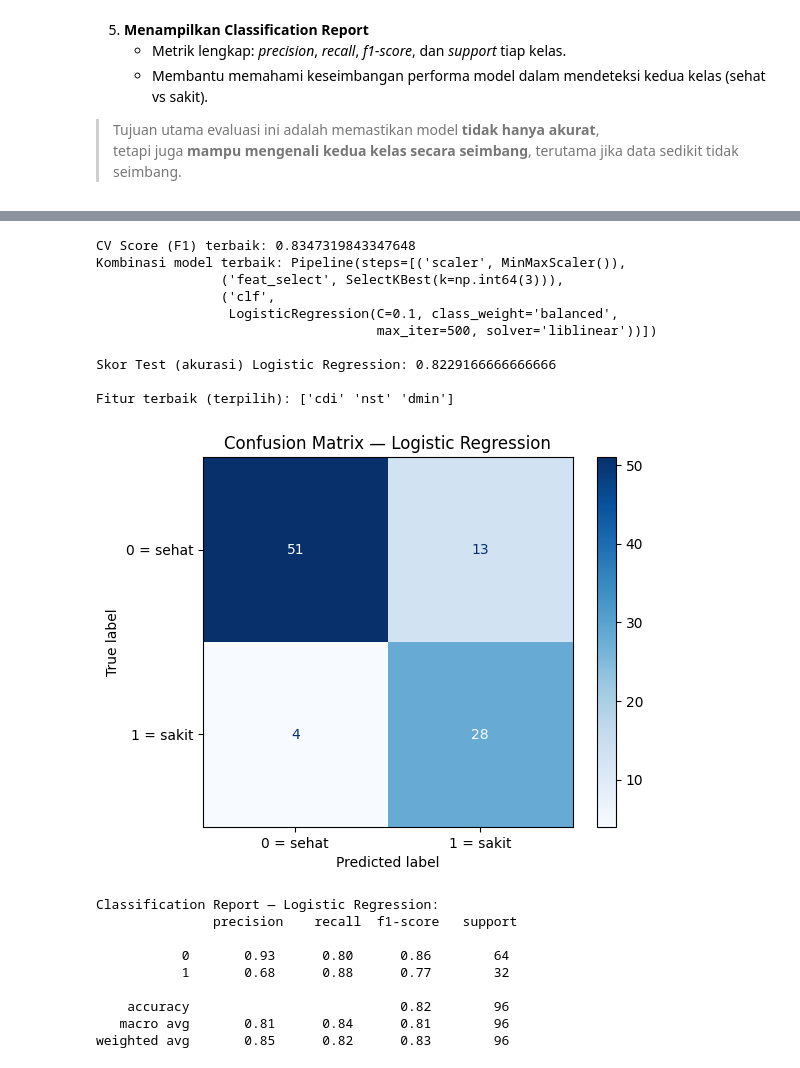
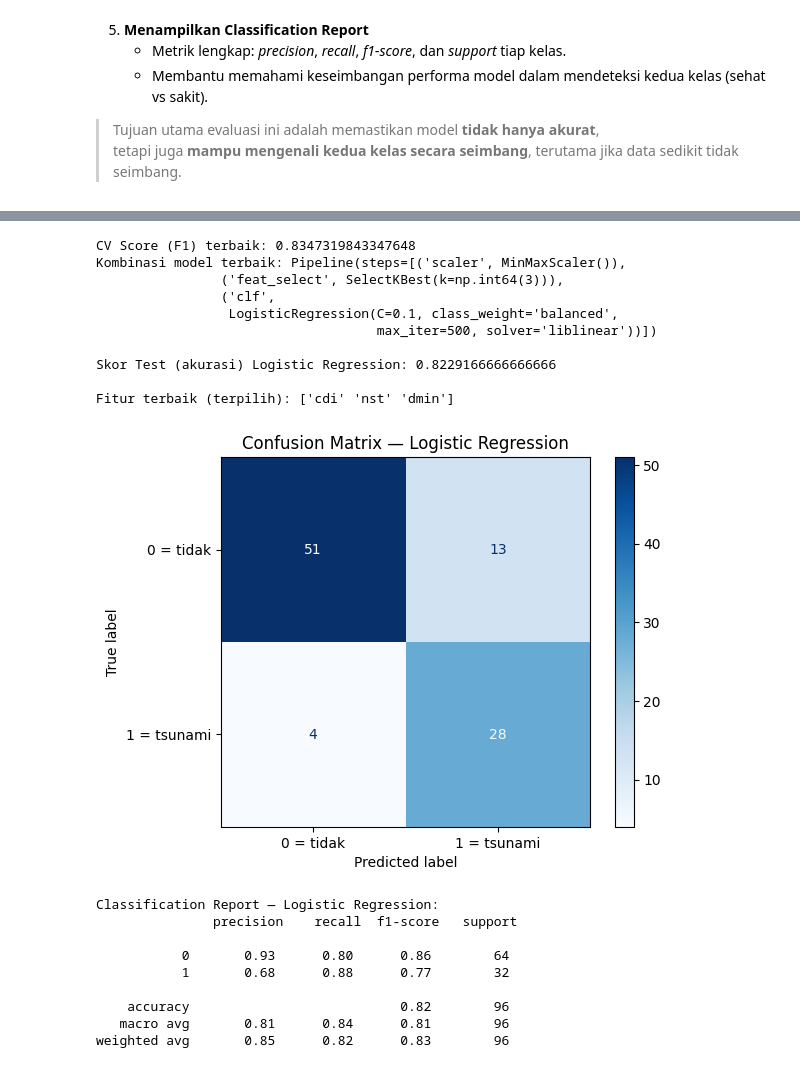
Before and after one commit to Yntzie/Projek-UTS-ML_A_KERAS, a Jupyter notebook: Notebook_KLASIFIKASI_A_KERAS_RF_vs_LR.ipynb, the cells around one changed output, grey strips where cells are left out. Cells and saved outputs as stored; diff of their text form; code cells hidden in the pictures.

```diff
--- a/Notebook_KLASIFIKASI_A_KERAS_RF_vs_LR.ipynb
+++ b/Notebook_KLASIFIKASI_A_KERAS_RF_vs_LR.ipynb
@@ -485,7 +489,7 @@ Setelah pipeline dan parameter grid disiapkan, dilakukan proses pelatihan (`fit`
 
 # Rancang pipeline: gabungkan preprocessing + feature selection + model
 pipe_lr = Pipeline(steps=[
-    ('scaler', MinMaxScaler()),
+  	('scaler', MinMaxScaler()),
     ('feat_select', SelectKBest()),
     ('clf', LogisticRegression(      # model klasifikasi
         class_weight='balanced',
@@ -498,6 +502,7 @@ pipe_lr = Pipeline(steps=[
 params_grid_lr = [
     {
         'scaler': [StandardScaler(), MinMaxScaler()],
+        'feat_select': [SelectKBest()],
         'feat_select__k': np.arange(1, 10),             # jumlah fitur terbaik yang dicoba
         'clf__penalty': ['l1', 'l2'],                   # jenis regularisasi
         'clf__C': [0.01, 0.1, 1, 10],                   # kekuatan regularisasi
@@ -563,35 +568,35 @@ print("Kombinasi model terbaik:", gscv_lr.best_estimator_)
 lr_test_score = gscv_lr.best_estimator_.score(X_test, y_test)
 print("\nSkor Test (akurasi) Logistic Regression:", lr_test_score)
 
 # Tampilkan fitur terbaik (jika feature selector mendukung metode get_support)
 selector = gscv_lr.best_estimator_.named_steps['feat_select']
 if hasattr(selector, 'get_support'):
     mask = selector.get_support()
     selected = np.array(X.columns)[mask]
     print("\nFitur terbaik (terpilih):", selected)
 
 # Buat prediksi pada data uji dan tampilkan Confusion Matrix
 lr_pred = gscv_lr.predict(X_test)
 cm_lr = confusion_matrix(y_test, lr_pred)
-disp_lr = ConfusionMatrixDisplay(confusion_matrix=cm_lr, display_labels=['0 = sehat','1 = sakit'])
+disp_lr = ConfusionMatrixDisplay(confusion_matrix=cm_lr, display_labels=['0 = tidak','1 = tsunami'])
 disp_lr.plot(cmap=plt.cm.Blues)
 plt.title("Confusion Matrix — Logistic Regression")
 plt.show()
 
 # Tampilkan classification report (precision, recall, f1-score)
 print("\nClassification Report — Logistic Regression:\n", classification_report(y_test, lr_pred))
 # %% [output]
 CV Score (F1) terbaik: 0.8347319843347648
 Kombinasi model terbaik: Pipeline(steps=[('scaler', MinMaxScaler()),
                 ('feat_select', SelectKBest(k=np.int64(3))),
                 ('clf',
                  LogisticRegression(C=0.1, class_weight='balanced',
                                     max_iter=500, solver='liblinear'))])
 
 Skor Test (akurasi) Logistic Regression: 0.8229166666666666
 
 Fitur terbaik (terpilih): ['cdi' 'nst' 'dmin']
-[figure, old version]
+[figure, new version]
 Classification Report — Logistic Regression:
                precision    recall  f1-score   support
 
```
Also changed, not shown: parts of 8 cells of this notebook, 1 other file.
